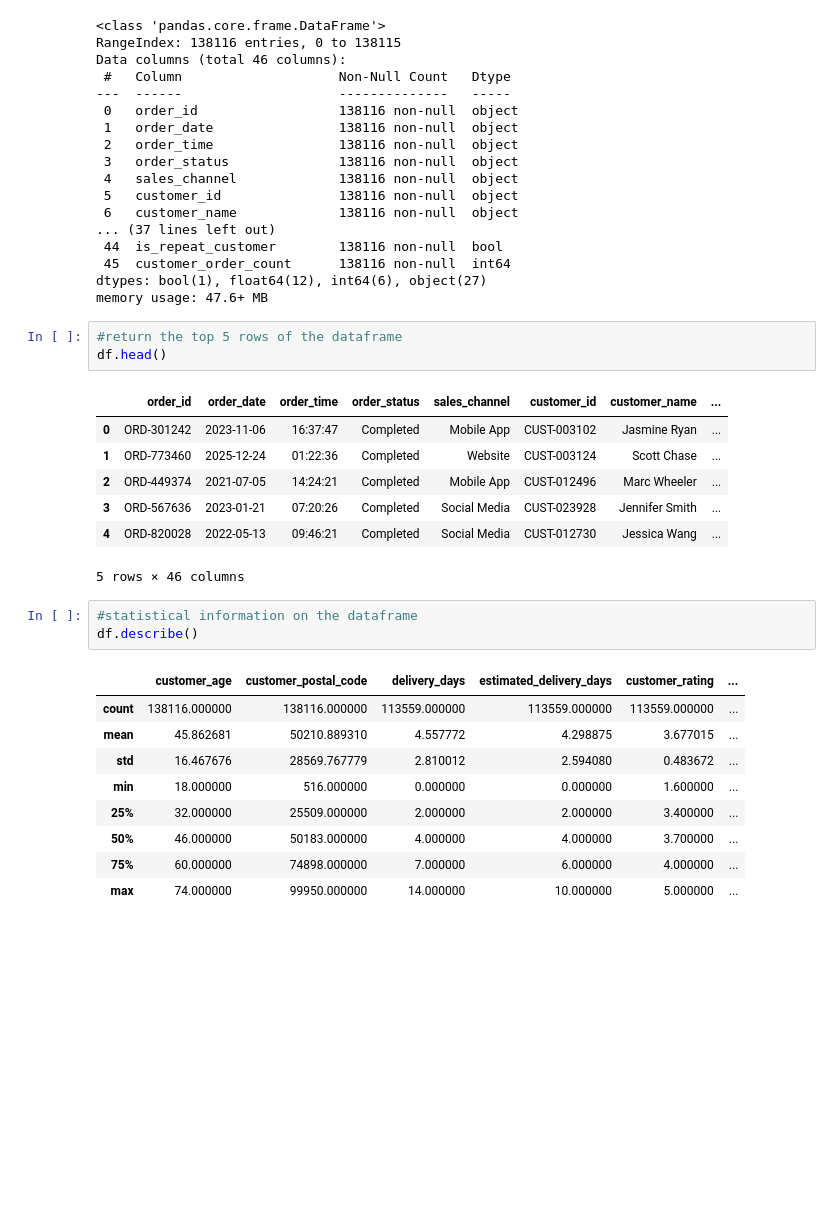
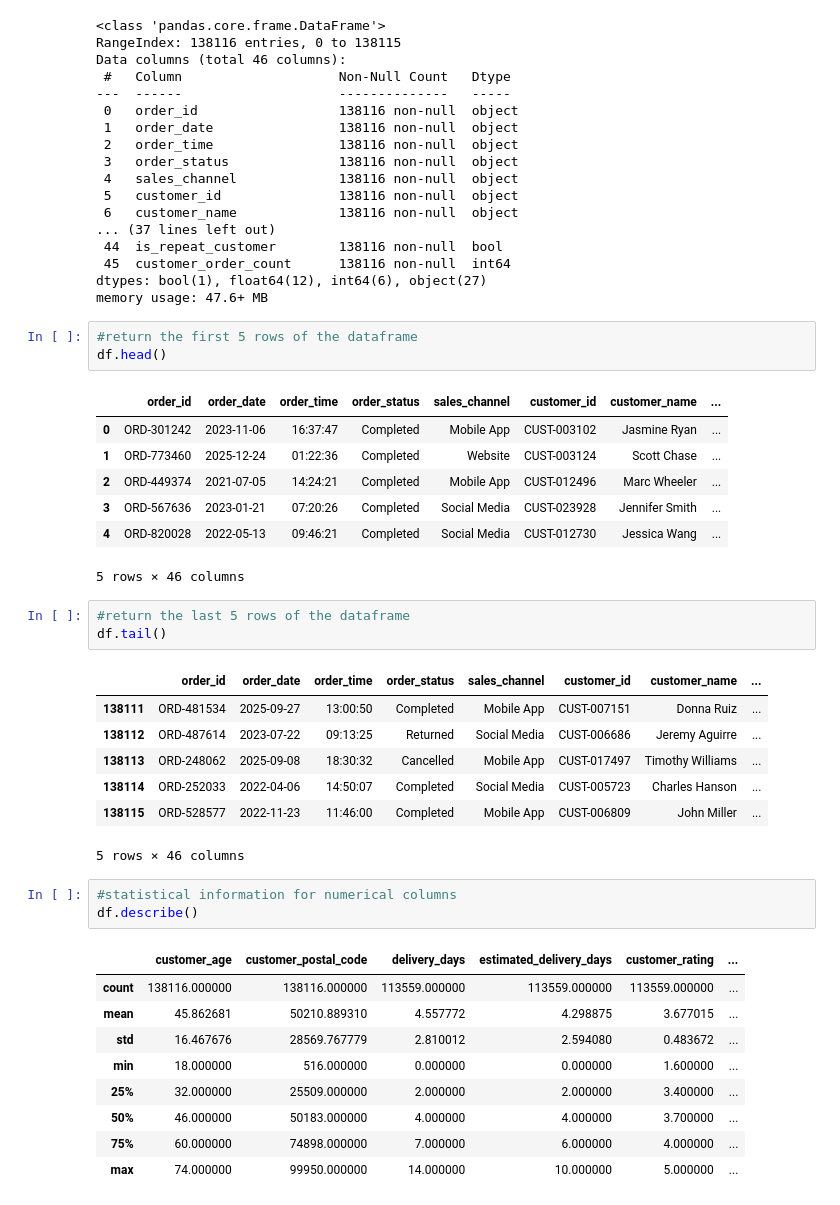
Before and after one commit to fuzomntungwa777/e-commerce-sales, a Jupyter notebook: Raw data/e-commerce sales analysis .ipynb, the cells around one changed output. Drawn from its saved outputs; the diff is of its cells as text; blank space fills up the shorter version.

```diff
--- a/Raw data/e-commerce sales analysis .ipynb
+++ b/Raw data/e-commerce sales analysis .ipynb
@@ -23,7 +28,7 @@ Data columns (total 46 columns):
 dtypes: bool(1), float64(12), int64(6), object(27)
 memory usage: 47.6+ MB
 # %%
-#return the top 5 rows of the dataframe
+#return the first 5 rows of the dataframe
 df.head()
 # %% [output]
 |  | order_id | order_date | order_time | order_status | sales_channel | customer_id | customer_name | ... |
@@ -33,8 +38,19 @@ df.head()
 | 3 | ORD-567636 | 2023-01-21 | 07:20:26 | Completed | Social Media | CUST-023928 | Jennifer Smith | ... |
 | 4 | ORD-820028 | 2022-05-13 | 09:46:21 | Completed | Social Media | CUST-012730 | Jessica Wang | ... |
 5 rows × 46 columns
+# %%
+#return the last 5 rows of the dataframe
+df.tail()
+# %% [output]
+|  | order_id | order_date | order_time | order_status | sales_channel | customer_id | customer_name | ... |
+| 138111 | ORD-481534 | 2025-09-27 | 13:00:50 | Completed | Mobile App | CUST-007151 | Donna Ruiz | ... |
+| 138112 | ORD-487614 | 2023-07-22 | 09:13:25 | Returned | Social Media | CUST-006686 | Jeremy Aguirre | ... |
+| 138113 | ORD-248062 | 2025-09-08 | 18:30:32 | Cancelled | Mobile App | CUST-017497 | Timothy Williams | ... |
+| 138114 | ORD-252033 | 2022-04-06 | 14:50:07 | Completed | Social Media | CUST-005723 | Charles Hanson | ... |
+| 138115 | ORD-528577 | 2022-11-23 | 11:46:00 | Completed | Mobile App | CUST-006809 | John Miller | ... |
+5 rows × 46 columns
 # %%
-#statistical information on the dataframe
+#statistical information for numerical columns
 df.describe()
 # %% [output]
 |  | customer_age | customer_postal_code | delivery_days | estimated_delivery_days | customer_rating | ... |
```
Also changed, not shown: parts of 5 cells of this notebook.
